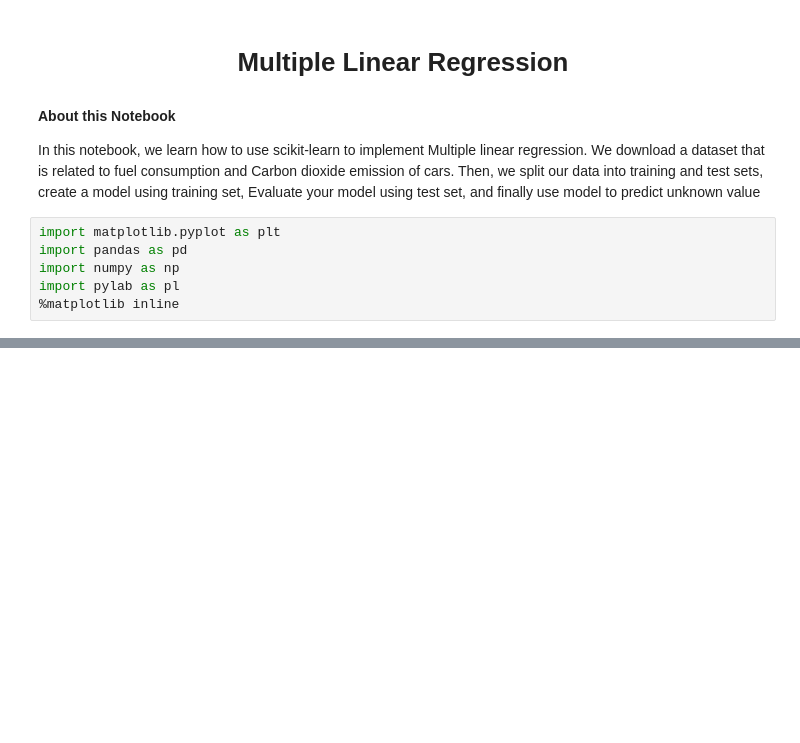
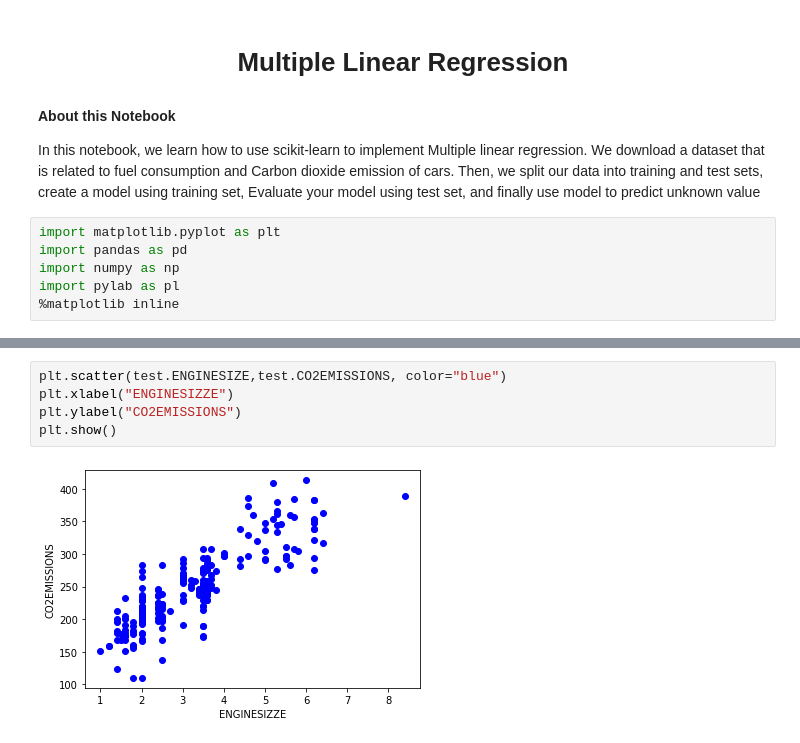
Before and after one commit to akashf/Predicting-C02-Emission-Based-on-engine-size, a Jupyter notebook: Predicting_Co2_Emission_using_multiple_lenear_regresion_.ipynb, the cells around one changed output, grey strips where cells are left out. Drawn from its saved outputs; the diff is of its cells as text; blank space fills up the shorter version.

```diff
--- a/Predicting_Co2_Emission_using_multiple_lenear_regresion_.ipynb
+++ b/Predicting_Co2_Emission_using_multiple_lenear_regresion_.ipynb
@@ -13,0 +82,7 @@ import pylab as pl
+# %%
+plt.scatter(test.ENGINESIZE,test.CO2EMISSIONS, color="blue")
+plt.xlabel("ENGINESIZZE")
+plt.ylabel("CO2EMISSIONS")
+plt.show()
+# %% [output]
+[figure, added]
```
Also changed, not shown: parts of 16 cells of this notebook.
